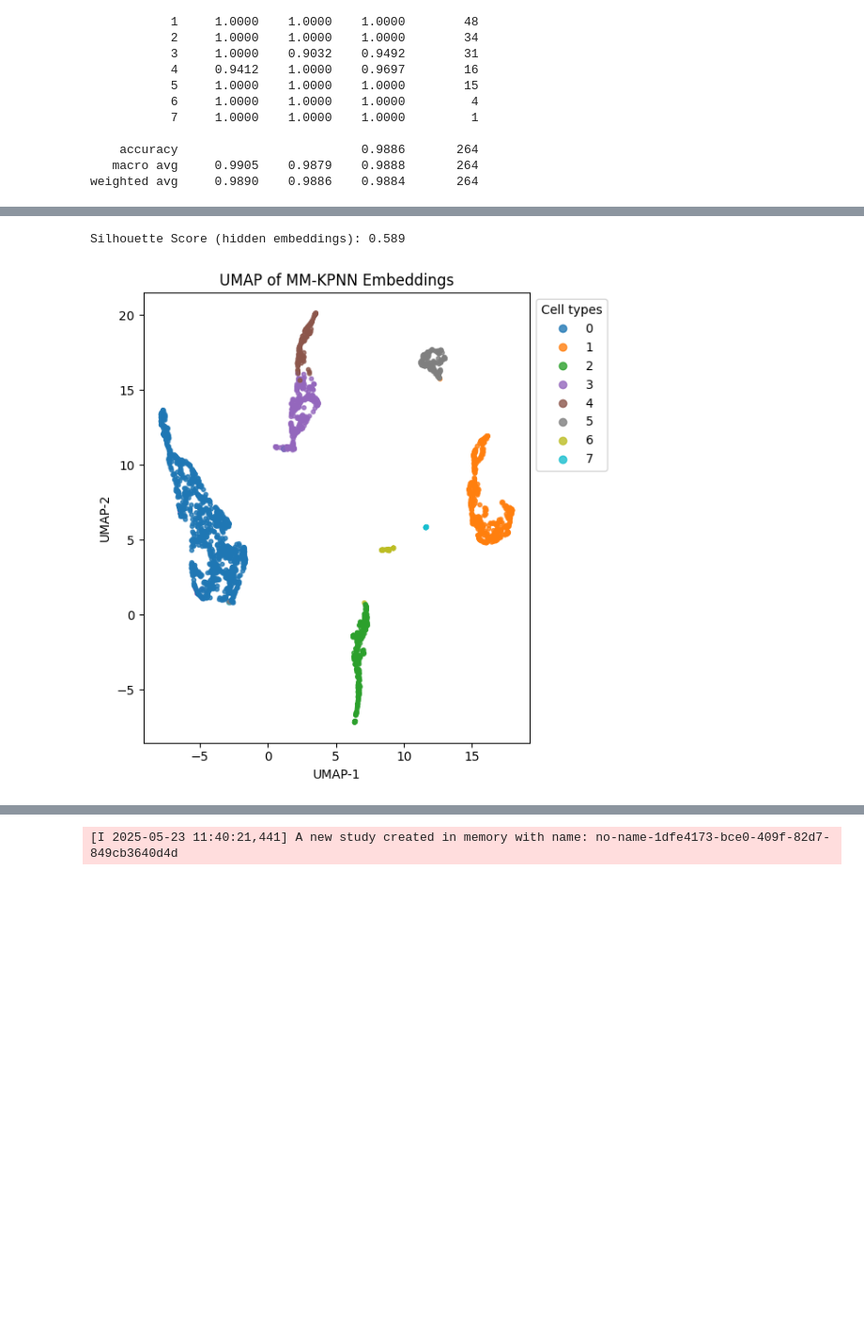
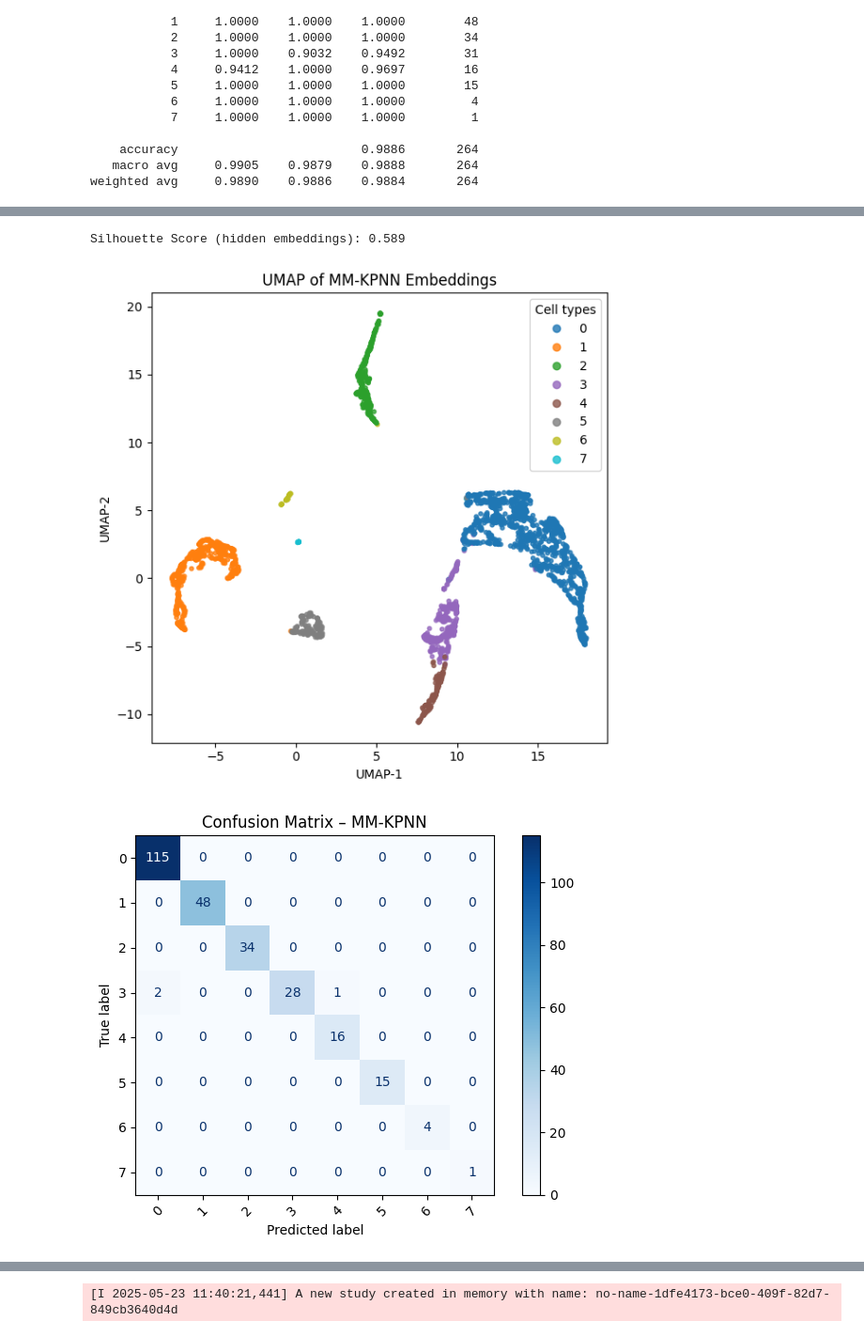
Before and after one commit to Sally332/MM-KPNN-Neural-Network, a Jupyter notebook: scripts/Pipeline_mm-kpnn.ipynb, the cells around one changed output, grey strips where cells are left out. Shown at 94% size. Drawn from its saved outputs; the diff is of its cells as text; code cells hidden in the pictures; blank space fills up the shorter version.

Commit message:
Update Pipeline_mm-kpnn.ipynb and README.pdf with latest version

```diff
--- a/scripts/Pipeline_mm-kpnn.ipynb
+++ b/scripts/Pipeline_mm-kpnn.ipynb
@@ -526,7 +601,5 @@ Saliency – min: 2.3588393e-06  mean: 0.0023420246  max: 0.008042811
 # %%
-#9. Performance Comparison & Embedding Visualization
-
-# 9. UMAP of Node Embeddings + Silhouette Score
+# 9. Performance Evaluation & Embedding Visualization (UMAP, Silhouette, Confusion Matrix)
 
 import umap
 from sklearn.metrics import silhouette_score
@@ -544,35 +617,65 @@ embeddings = h.cpu().numpy()  # (n_cells, hidden_size)
 # 9.2 UMAP down to 2D for visualization
 reducer = umap.UMAP(n_components=2, random_state=0)
 umap_2d = reducer.fit_transform(embeddings)
 
 # ————————————————————————————————————————————————————————————
 # 9.3 Compute silhouette on the embeddings
 labels_np = data.y.cpu().numpy()
 sil_score = silhouette_score(embeddings, labels_np)
 print(f"Silhouette Score (hidden embeddings): {sil_score:.3f}")
 
 # ————————————————————————————————————————————————————————————
 # 9.4 Scatter‐plot UMAP colored by true cell type
 plt.figure(figsize=(6,6))
 scatter = plt.scatter(
     umap_2d[:,0], umap_2d[:,1],
     c=labels_np,
     cmap='tab10',
     s=10,
     alpha=0.8
 )
 plt.legend(*scatter.legend_elements(), title="Cell types", bbox_to_anchor=(1,1))
 plt.title("UMAP of MM-KPNN Embeddings")
 plt.xlabel("UMAP-1")
 plt.ylabel("UMAP-2")
 plt.tight_layout()
 plt.show()
 
-#Rationale:
+# ————————————————————————————————————————————————————————————
+# 9.5 Performance Evaluation via Confusion Matrix
 
-#UMAP reveals how well the two‐layer GCN separates different cell types in low‐D space.
-#Silhouette Score quantifies cluster cohesion/separation on the learned embeddings.
-#Together, they give you a clear performance‐comparison visualization beyond raw accuracy.
+import torch
+import numpy as np
+import matplotlib.pyplot as plt
+from sklearn.metrics import confusion_matrix, ConfusionMatrixDisplay
+
+# Forward pass through the model for all cells/nodes
+model.eval()
+device = next(model.parameters()).device
+with torch.no_grad():
+    out = model(data.x.to(device), data.edge_index.to(device))
+    preds = out.argmax(dim=1).cpu().numpy()   # predicted class per node
+
+# Extract test subset using integer indices
+y_true = data.y[test_idx].cpu().numpy()
+y_pred = preds[test_idx]
+
+# Generate and plot confusion matrix
+cm = confusion_matrix(y_true, y_pred)
+ConfusionMatrixDisplay(cm).plot(cmap="Blues", xticks_rotation=45)
+plt.title("Confusion Matrix – MM-KPNN")
+plt.tight_layout()
+plt.show()
+
+# Rationale
+# UMAP:
+# • Visualize node embeddings to assess how well MM-KPNN separates cell types in 2D space.
+# • Each point is a cell; colors represent predicted classes.
+# Silhouette Score:
+# • Quantify embedding quality by measuring intra-class cohesion vs. inter-class separation.
+# Confusion Matrix:
+# • Evaluate per-class prediction accuracy and detect misclassification patterns.
 # %% [output]
 Silhouette Score (hidden embeddings): 0.589
-[figure, old version]
+[figure, new version]
+[figure, added]
```
Also changed, not shown: parts of 22 cells of this notebook, 1 other file.
